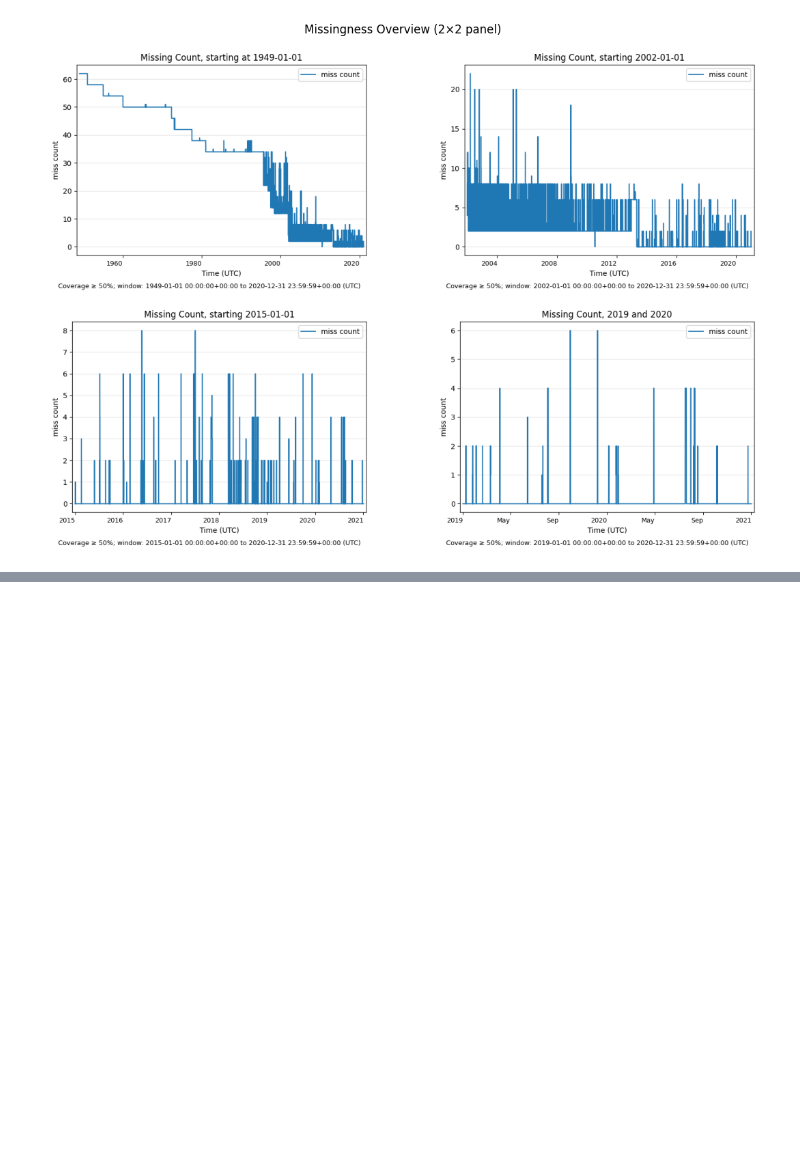
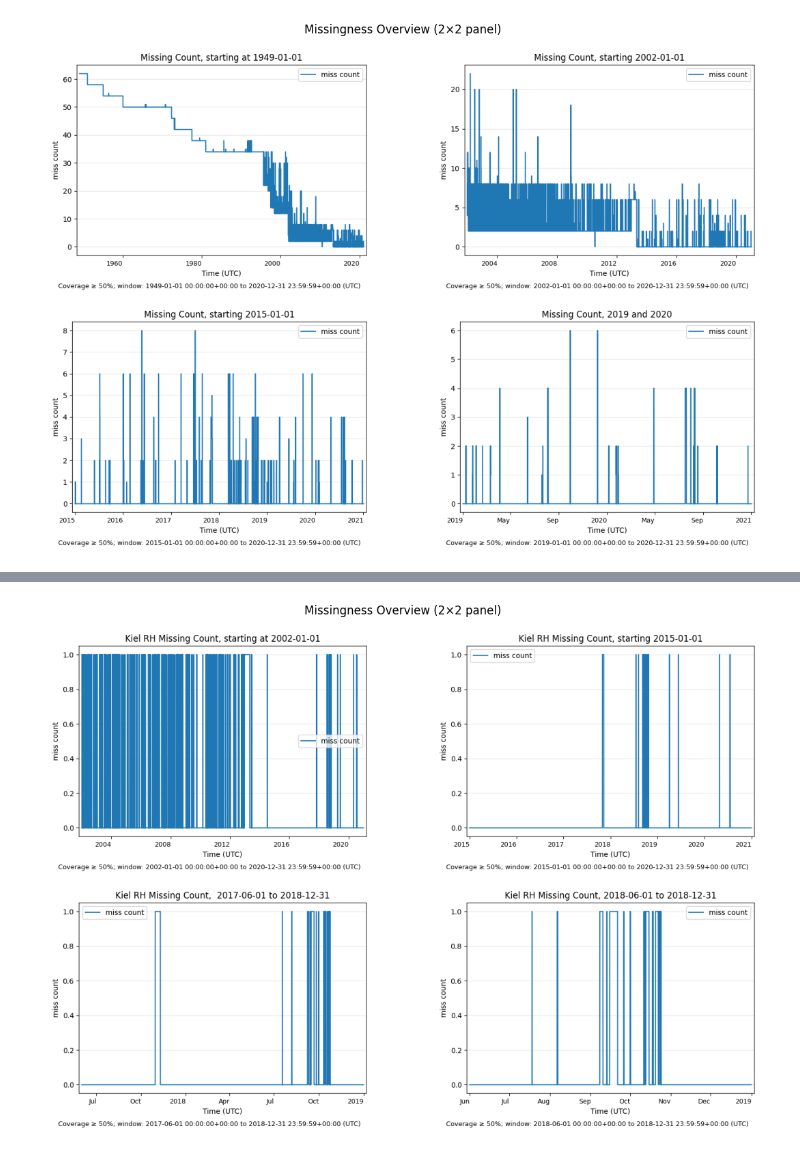
Before and after one commit to F-Skorz/electricity-demand-project, a Jupyter notebook: notebooks/03_Weather_historic.ipynb, the cells around one changed output, grey strips where cells are left out. Drawn from its saved outputs; the diff is of its cells as text; code cells hidden in the pictures; blank space fills up the shorter version.

```diff
--- a/notebooks/03_Weather_historic.ipynb
+++ b/notebooks/03_Weather_historic.ipynb
@@ -374,0 +438,3 @@ plt.show()
+# %%
+Kiel_RH_missingness_summary_df = eda_utils.count_missing_per_row(DE_DWD_hist_df[  ["utc_timestamp","DE_SH_TEN_1_RH"]])
+Kiel_RH_missingness_summary_df
@@ -374,0 +455,69 @@ plt.show()
+# %%
+# Recreate the four figures exactly as before
+fig1, ax1 = plotting_utils.plot_resampled(
+    df=Kiel_RH_missingness_summary_df,
+    start_date="2002-01-01 00:00",
+    end_date="2020-12-31 23:59:59",
+      column="miss_count",
+    granularity="H",
+    time_col="utc_timestamp",
+    how="sum",
+    coverage_threshold=0.5,
+    title="Kiel RH Missing Count, starting at 2002-01-01",
+)
+
+fig2, ax2 = plotting_utils.plot_resampled(
+    df=Kiel_RH_missingness_summary_df,
+    start_date="2015-01-01 00:00",
+    end_date="2020-12-31 23:59:59",
+    column="miss_count",
+    granularity="H",
+    time_col="utc_timestamp",
+    how="sum",
+    coverage_threshold=0.5,
+    title="Kiel RH Missing Count, starting 2015-01-01",
+)
+
+fig3, ax3 = plotting_utils.plot_resampled(
+    df=Kiel_RH_missingness_summary_df,
+    start_date="2017-06-01 00:00",
+    end_date="2018-12-31 23:59:59",
+    column="miss_count",
+    granularity="H",
+    time_col="utc_timestamp",
+    how="sum",
+    coverage_threshold=0.5,
+    title="Kiel RH Missing Count,  2017-06-01 to 2018-12-31",
+)
+
+fig4, ax4 = plotting_utils.plot_resampled(
+    df=Kiel_RH_missingness_summary_df,
+    start_date="2018-06-01 00:00",
+    end_date="2018-12-31 23:59:59",
+    column="miss_count",
+    granularity="H",
+    time_col="utc_timestamp",
+    how="sum",
+    coverage_threshold=0.5,
+    title="Kiel RH Missing Count, 2018-06-01 to 2018-12-31",
+)
+
+# Convert each figure to an image
+imgs = [plotting_utils.fig_to_rgb_array(f) for f in (fig1, fig2, fig3, fig4)]
+
+# Compose into a 2×2 panel
+panel_fig, axes = plt.subplots(2, 2, figsize=(12, 8), squeeze=False)
+for i, img in enumerate(imgs):
+    ax = axes[i // 2][i % 2]
+    ax.imshow(img)
+    ax.axis("off")
+
+panel_fig.suptitle("Missingness Overview (2×2 panel)", y=0.98, fontsize=12)
+panel_fig.tight_layout()
+
+# (Optional) Close the originals to free memory
+plt.close(fig1); plt.close(fig2); plt.close(fig3); plt.close(fig4)
+
+plt.show()
+# %% [output]
+[figure, added]
```
Also changed, not shown: parts of 6 cells of this notebook, 6 other files.
